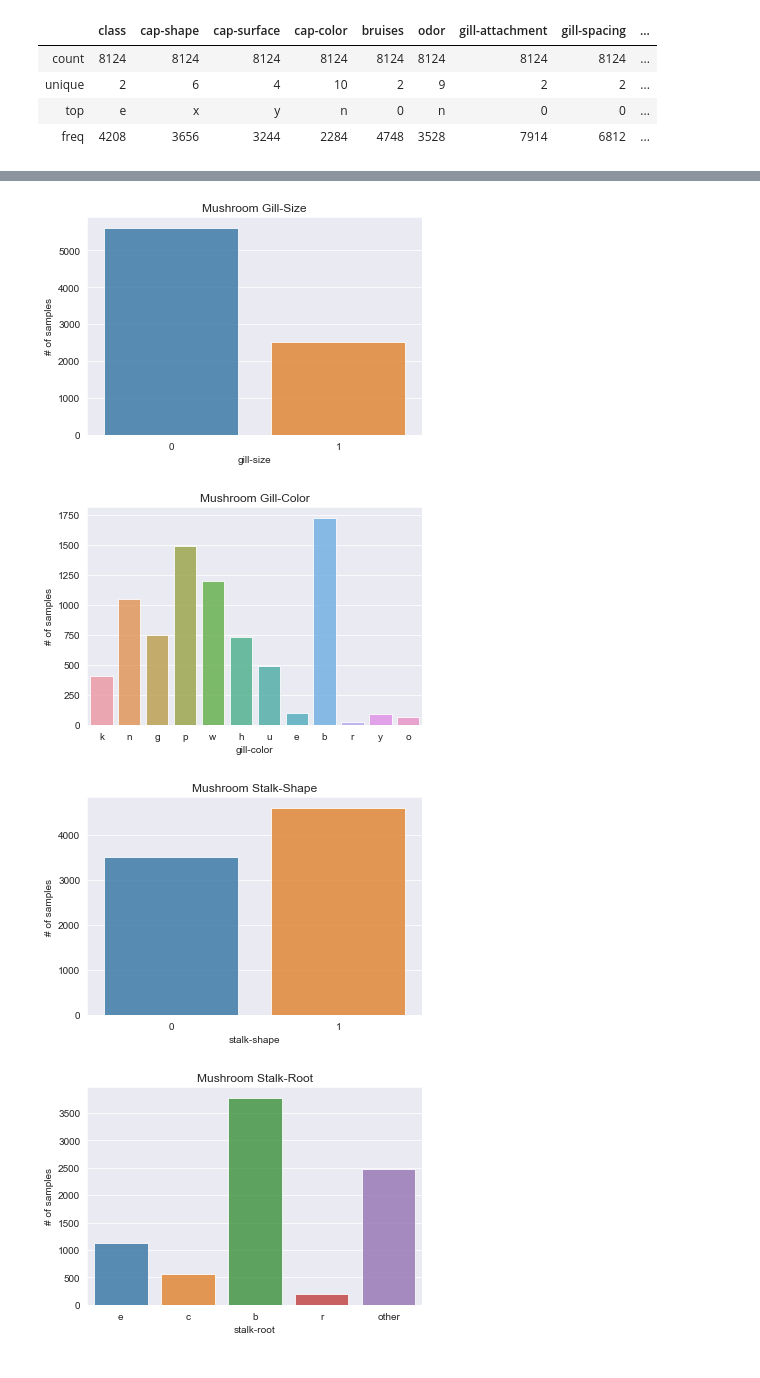
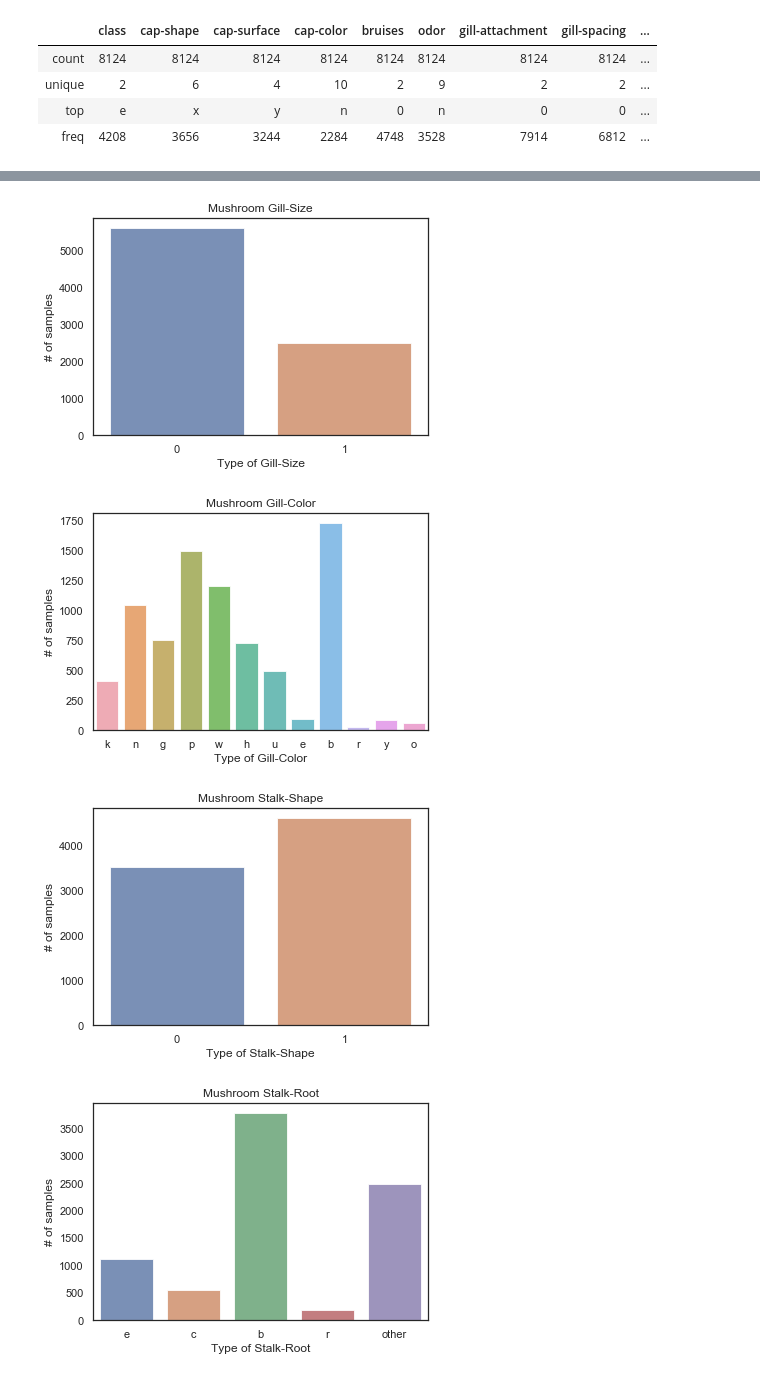
Before and after one commit to AlisonSalerno/mushroom-classification-project, a Jupyter notebook: data_cleaning&EDA.ipynb, the cells around one changed output, grey strips where cells are left out. Cells and saved outputs as stored; diff of their text form; code cells hidden in the pictures.

```diff
--- a/data_cleaning&EDA.ipynb
+++ b/data_cleaning&EDA.ipynb
@@ -155,12 +161,15 @@ plt.show()
 features=data.drop(columns='class')
 # %%
 #barplots for each feature
+#breakout of categories -> # of samples per value of each category
+#Habitat, mushroom gill color for examples
 for col in features.columns:
-    sns.set_style('darkgrid')
+    sns.set_style('white')
     plt.figure()
-    sns.countplot(features[col], alpha =.80)
+    sns.countplot(features[col],alpha =.80)
     plt.ylabel('# of samples')
     plt.title('Mushroom' + ' ' + col.title())
+    plt.xlabel('Type of' + ' ' + col.title())
 
 
 plt.show()
@@ -175,4 +184,4 @@ plt.show()
-[figure, old version]
+[figure, new version]
-[figure, old version]
+[figure, new version]
-[figure, old version]
+[figure, new version]
-[figure, old version]
+[figure, new version]
```
Also changed, not shown: parts of 27 cells of this notebook, 3 other files.
